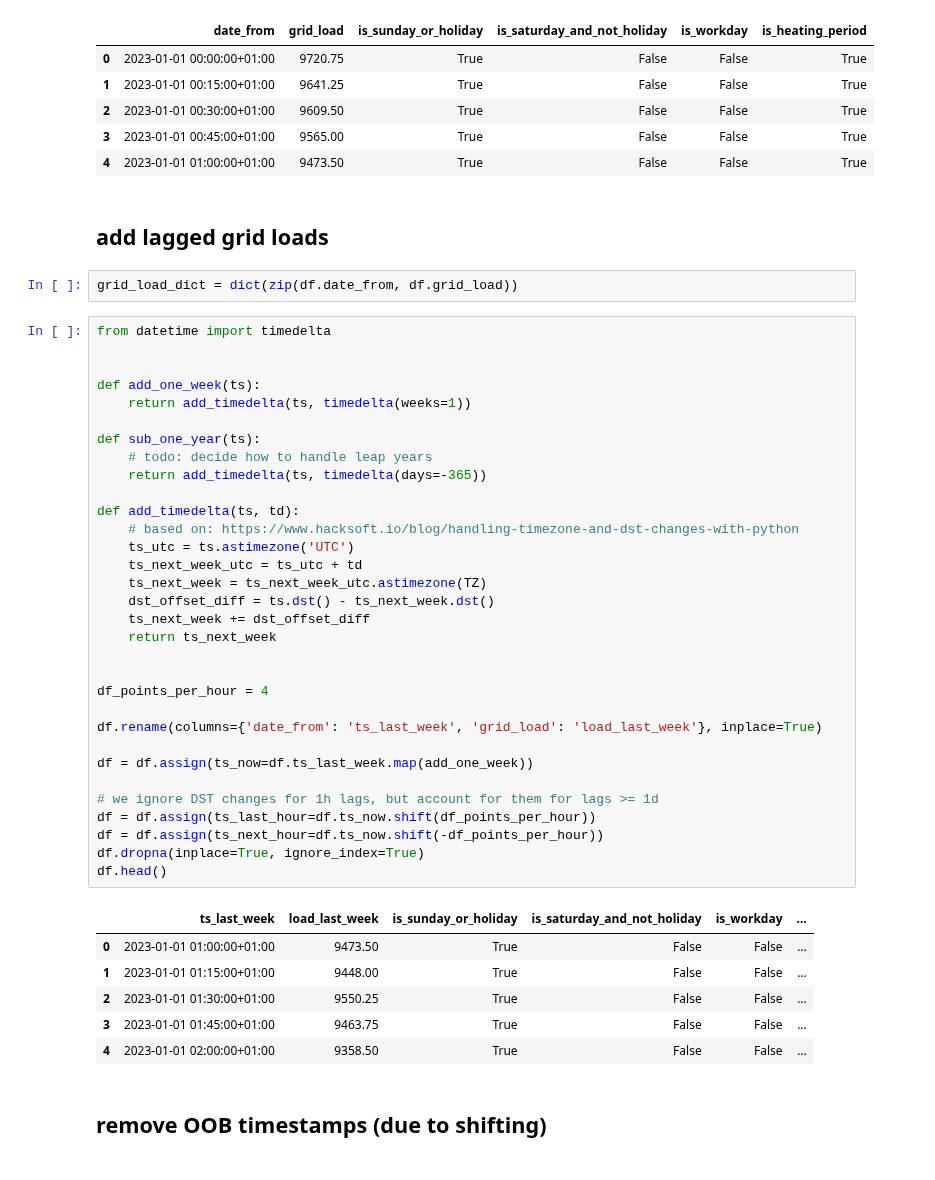
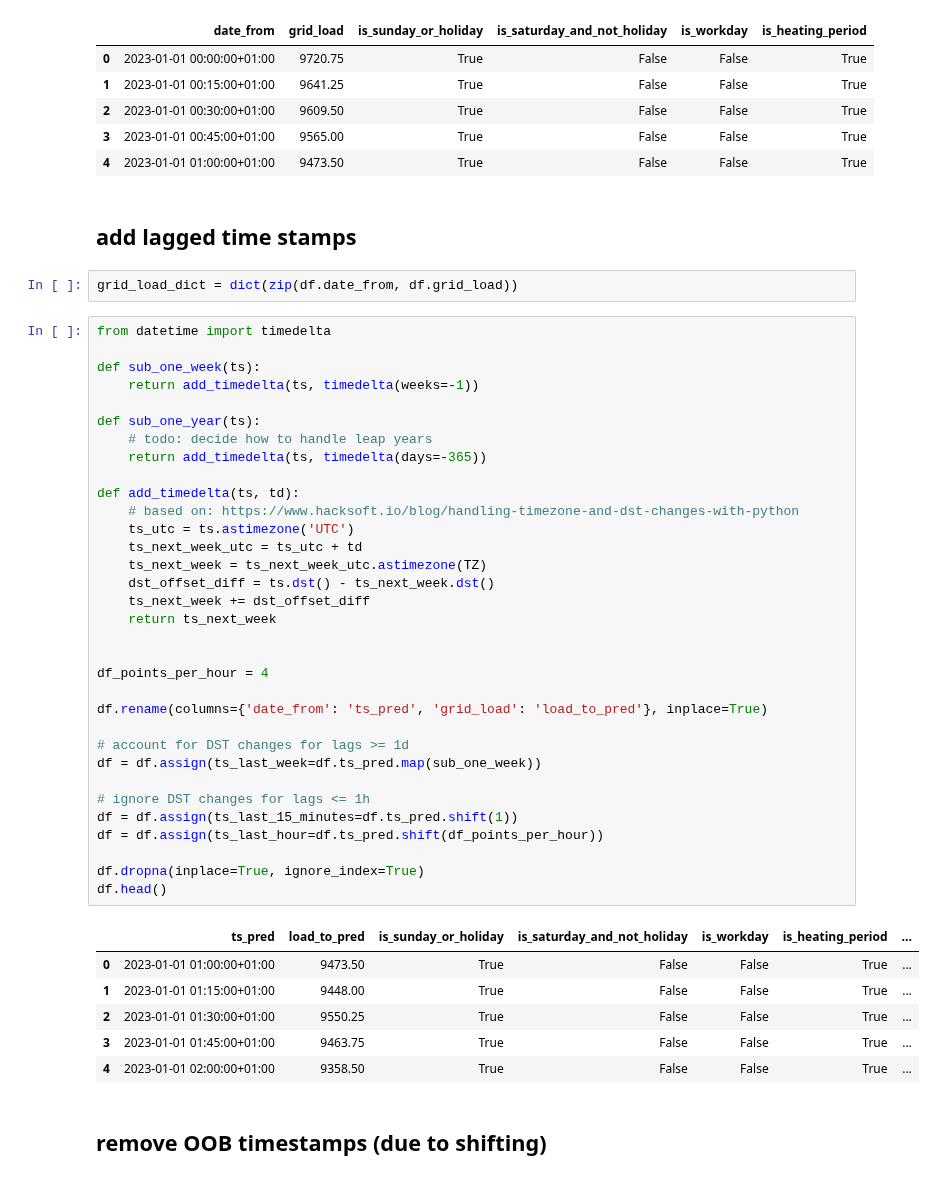
Before and after one commit to MischaDy/electricity-uq, a Jupyter notebook: energy_test.ipynb, the cells around one changed output. Drawn from its saved outputs; the diff is of its cells as text.

```diff
--- a/energy_test.ipynb
+++ b/energy_test.ipynb
@@ -86,48 +88,49 @@ df.head()
 | 3 | 2023-01-01 00:45:00+01:00 | 9565.00 | True | False | False | True |
 | 4 | 2023-01-01 01:00:00+01:00 | 9473.50 | True | False | False | True |
 # %% [markdown]
-## add lagged grid loads
+## add lagged time stamps
 # %%
 grid_load_dict = dict(zip(df.date_from, df.grid_load))
 # %%
 from datetime import timedelta
 
-
-def add_one_week(ts):
-    return add_timedelta(ts, timedelta(weeks=1))
+def sub_one_week(ts):
+    return add_timedelta(ts, timedelta(weeks=-1))
 
 def sub_one_year(ts):
     # todo: decide how to handle leap years
     return add_timedelta(ts, timedelta(days=-365))
 
 def add_timedelta(ts, td):
     # based on: https://www.hacksoft.io/blog/handling-timezone-and-dst-changes-with-python
     ts_utc = ts.astimezone('UTC')
     ts_next_week_utc = ts_utc + td
     ts_next_week = ts_next_week_utc.astimezone(TZ)
     dst_offset_diff = ts.dst() - ts_next_week.dst()
     ts_next_week += dst_offset_diff
     return ts_next_week
 
 
 df_points_per_hour = 4
 
-df.rename(columns={'date_from': 'ts_last_week', 'grid_load': 'load_last_week'}, inplace=True)
+df.rename(columns={'date_from': 'ts_pred', 'grid_load': 'load_to_pred'}, inplace=True)
 
-df = df.assign(ts_now=df.ts_last_week.map(add_one_week))
+# account for DST changes for lags >= 1d
+df = df.assign(ts_last_week=df.ts_pred.map(sub_one_week))
 
-# we ignore DST changes for 1h lags, but account for them for lags >= 1d
-df = df.assign(ts_last_hour=df.ts_now.shift(df_points_per_hour))
-df = df.assign(ts_next_hour=df.ts_now.shift(-df_points_per_hour))
+# ignore DST changes for lags <= 1h
+df = df.assign(ts_last_15_minutes=df.ts_pred.shift(1))
+df = df.assign(ts_last_hour=df.ts_pred.shift(df_points_per_hour))
+
 df.dropna(inplace=True, ignore_index=True)
 df.head()
 # %% [output]
-|  | ts_last_week | load_last_week | is_sunday_or_holiday | is_saturday_and_not_holiday | is_workday | ... |
-| 0 | 2023-01-01 01:00:00+01:00 | 9473.50 | True | False | False | ... |
-| 1 | 2023-01-01 01:15:00+01:00 | 9448.00 | True | False | False | ... |
-| 2 | 2023-01-01 01:30:00+01:00 | 9550.25 | True | False | False | ... |
-| 3 | 2023-01-01 01:45:00+01:00 | 9463.75 | True | False | False | ... |
-| 4 | 2023-01-01 02:00:00+01:00 | 9358.50 | True | False | False | ... |
+|  | ts_pred | load_to_pred | is_sunday_or_holiday | is_saturday_and_not_holiday | is_workday | is_heating_period | ... |
+| 0 | 2023-01-01 01:00:00+01:00 | 9473.50 | True | False | False | True | ... |
+| 1 | 2023-01-01 01:15:00+01:00 | 9448.00 | True | False | False | True | ... |
+| 2 | 2023-01-01 01:30:00+01:00 | 9550.25 | True | False | False | True | ... |
+| 3 | 2023-01-01 01:45:00+01:00 | 9463.75 | True | False | False | True | ... |
+| 4 | 2023-01-01 02:00:00+01:00 | 9358.50 | True | False | False | True | ... |
 # %% [markdown]
 ## remove OOB timestamps (due to shifting)
 # %%
```
Also changed, not shown: parts of 7 cells of this notebook, 3 other files.
